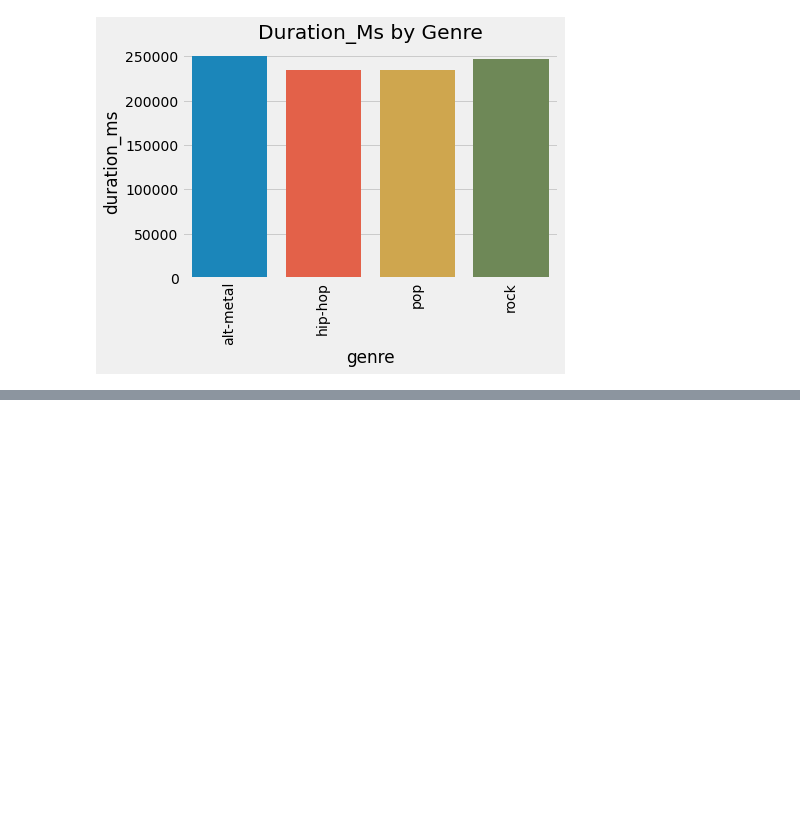
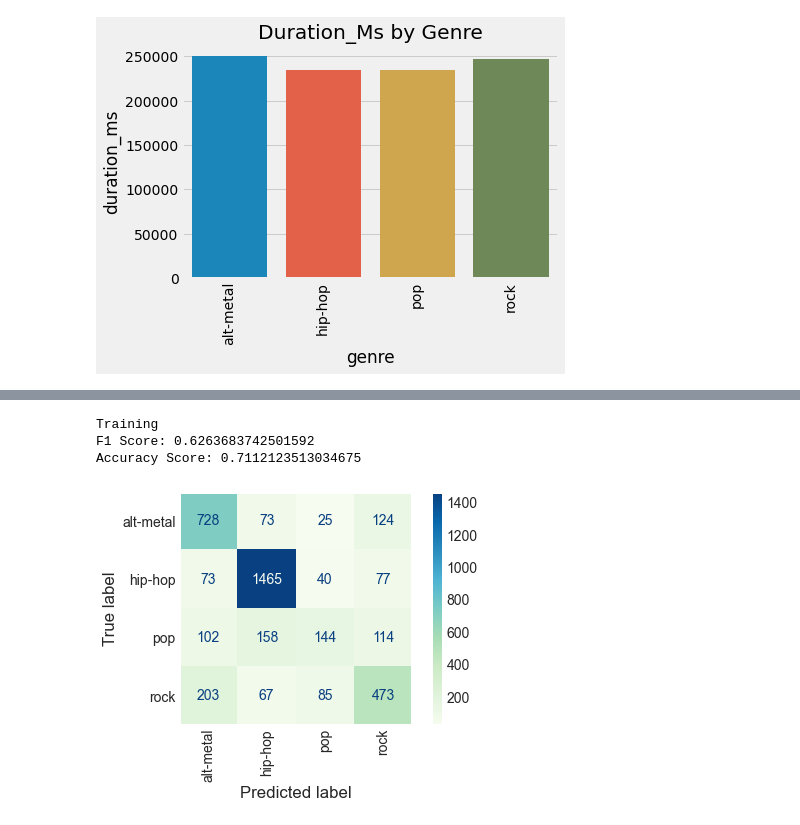
Before and after one commit to Hadryan/Music-Recommendation-System-24, a Jupyter notebook: Data-Cleaning-Preprocessing-API-Only.ipynb, the cells around one changed output, grey strips where cells are left out. Drawn from its saved outputs; the diff is of its cells as text; code cells hidden in the pictures; blank space fills up the shorter version.

```diff
--- a/Data-Cleaning-Preprocessing-API-Only.ipynb
+++ b/Data-Cleaning-Preprocessing-API-Only.ipynb
@@ -351,3 +354,10 @@ from sklearn.model_selection import train_test_split
+# %%
+def evaluation_report(model, X_test, y_test): # label = list(genre_mapping.keys())
+    y_pred = model.predict(X_test)
+    print(f"F1 Score: {f1_score(y_test, model.predict(X_test), average = 'macro')}")
+    print(f"Accuracy Score: {accuracy_score(y_test, model.predict(X_test))}")
+    plot_confusion_matrix(model, X_test, y_test, cmap='GnBu',xticks_rotation='vertical')
 # %%
 X_train, X_test, y_train, y_test = train_test_split(df.drop(['genre'], axis=1),
-                                                    df.genre)
+                                                    df.genre,
+                                                   random_state=9)
@@ -358,7 +374,6 @@ from sklearn.preprocessing import StandardScaler
 # %%
-lr = LogisticRegression(class_weight='balanced')
+lr = LogisticRegression(random_state=9)
 ss = StandardScaler()
 X_train_scaled = ss.fit_transform(X_train)
-
+X_test_scaled = ss.transform(X_test)
 lr.fit(X_train_scaled, y_train)
-lr.predict_proba(X_train_scaled)
@@ -376,0 +386,8 @@ f1_score(y_test, lr.predict(ss.transform(X_test)), average = 'weighted')
+# %%
+print('Training')
+evaluation_report(lr, X_train_scaled, y_train)
+# %% [output]
+Training
+F1 Score: 0.6263683742501592
+Accuracy Score: 0.7112123513034675
+[figure, added]
```
Also changed, not shown: parts of 21 cells of this notebook, 1 other file.
